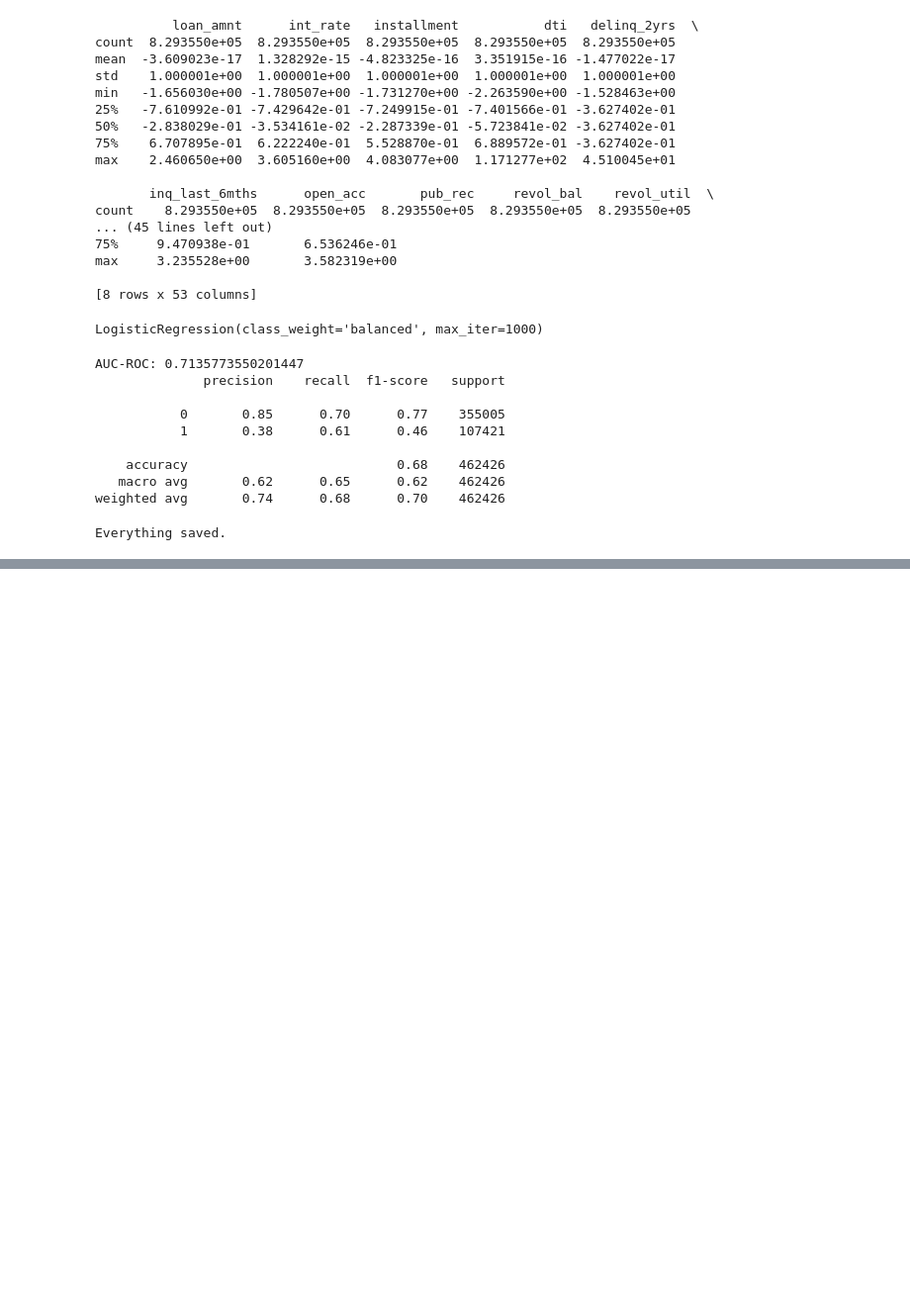
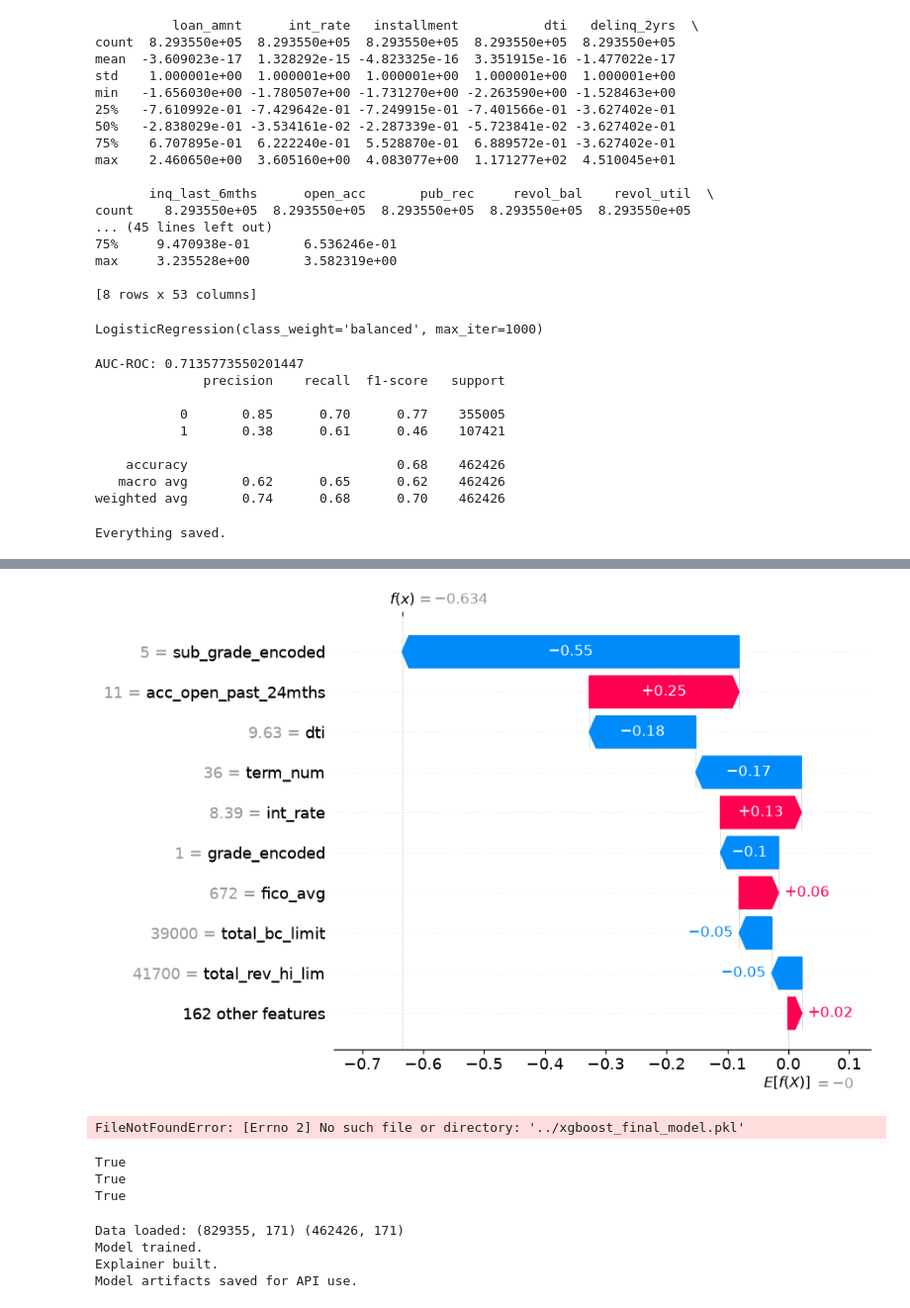
Before and after one commit to SoumyaJain9/loan-risk, a Jupyter notebook: notebooks/loan.ipynb, the cells around one changed output, grey strips where cells are left out. Shown at 99% size. Drawn from its saved outputs; the diff is of its cells as text; code cells hidden in the pictures; blank space fills up the shorter version.

```diff
--- a/notebooks/loan.ipynb
+++ b/notebooks/loan.ipynb
@@ -723,0 +919,80 @@ Everything saved.
+# %%
+
+sample_idx = 0
+
+shap.plots.waterfall(shap.Explanation(
+    values=shap_values[sample_idx],
+    base_values=explainer.expected_value,
+    data=X_test_sample.iloc[sample_idx],
+    feature_names=X_test_sample.columns.tolist()
+))
+# %% [output]
+[figure, added]
+# %%
+import pandas as pd
+import pickle
+
+with open('../xgboost_final_model.pkl', 'rb') as f:
+    xgb_model = pickle.load(f)
+
+with open('../shap_explainer.pkl', 'rb') as f:
+    explainer = pickle.load(f)
+
+with open('../feature_columns.pkl', 'rb') as f:
+    feature_columns = pickle.load(f)
+
+with open('../train_test_final.pkl', 'rb') as f:
+    X_train, Y_train, X_test, Y_test, X_train_scaled, X_test_scaled = pickle.load(f)
+
+print("Everything loaded.")
+# %% [output]
+FileNotFoundError: [Errno 2] No such file or directory: '../xgboost_final_model.pkl'
+# %%
+print('xgb_model' in dir())
+print('explainer' in dir())
+print('X_train' in dir())
+# %% [output]
+True
+True
+True
+# %%
+import pandas as pd
+import pickle
+from xgboost import XGBClassifier
+import shap
+
+with open('../train_test_final.pkl', 'rb') as f:
+    X_train, Y_train, X_test, Y_test, X_train_scaled, X_test_scaled = pickle.load(f)
+
+print("Data loaded:", X_train.shape, X_test.shape)
+
+xgb_model = XGBClassifier(
+    n_estimators=200,
+    max_depth=5,
+    learning_rate=0.1,
+    scale_pos_weight=(Y_train.value_counts()[0] / Y_train.value_counts()[1]),
+    eval_metric='auc',
+    random_state=42
+)
+xgb_model.fit(X_train, Y_train)
+print("Model trained.")
+
+explainer = shap.TreeExplainer(xgb_model)
+print("Explainer built.")
+
+with open('../xgboost_final_model.pkl', 'wb') as f:
+    pickle.dump(xgb_model, f)
+
+with open('../shap_explainer.pkl', 'wb') as f:
+    pickle.dump(explainer, f)
+
+feature_columns = X_train.columns.tolist()
+with open('../feature_columns.pkl', 'wb') as f:
+    pickle.dump(feature_columns, f)
+
+print("Model artifacts saved for API use.")
+# %% [output]
+Data loaded: (829355, 171) (462426, 171)
+Model trained.
+Explainer built.
+Model artifacts saved for API use.
```
Also changed, not shown: parts of 16 cells of this notebook, 1 other file.
